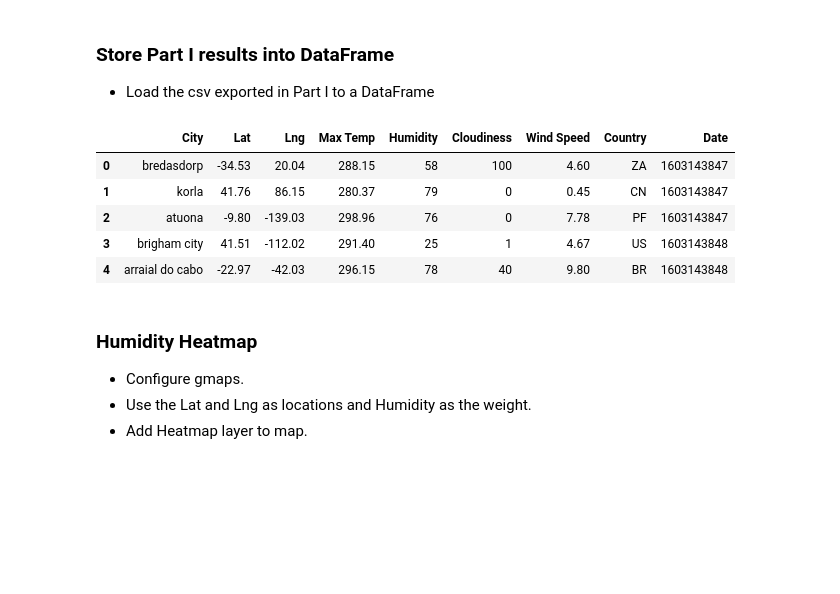
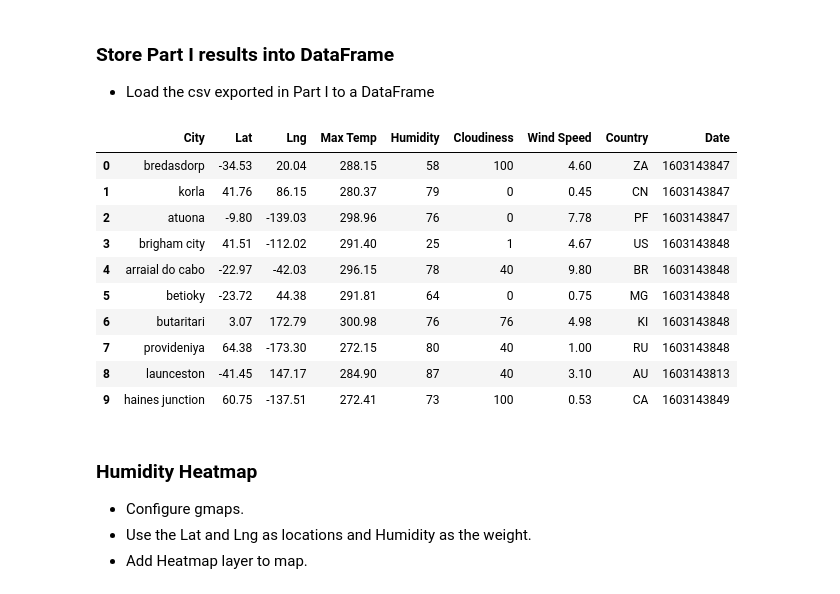
Before and after one commit to benwbarr/Python-API, a Jupyter notebook: VacationPy/VacationPy.ipynb, the cells around one changed output. Cells and saved outputs as stored; diff of their text form; code cells hidden in the pictures; blank space fills up the shorter version.

```diff
--- a/VacationPy/VacationPy.ipynb
+++ b/VacationPy/VacationPy.ipynb
@@ -23,17 +23,22 @@ from api_keys import g_key
 # %%
 # Csv file
 weather_df_csv = '../Output/weather_df.csv'
 weather_df = pd.read_csv(weather_df_csv)
 dropna = weather_df.dropna()
 del dropna["Unnamed: 0"]
-dropna.head()
+dropna.head(10)
 # %% [output]
 |  | City | Lat | Lng | Max Temp | Humidity | Cloudiness | Wind Speed | Country | Date |
 | 0 | bredasdorp | -34.53 | 20.04 | 288.15 | 58 | 100 | 4.60 | ZA | 1603143847 |
 | 1 | korla | 41.76 | 86.15 | 280.37 | 79 | 0 | 0.45 | CN | 1603143847 |
 | 2 | atuona | -9.80 | -139.03 | 298.96 | 76 | 0 | 7.78 | PF | 1603143847 |
 | 3 | brigham city | 41.51 | -112.02 | 291.40 | 25 | 1 | 4.67 | US | 1603143848 |
 | 4 | arraial do cabo | -22.97 | -42.03 | 296.15 | 78 | 40 | 9.80 | BR | 1603143848 |
+| 5 | betioky | -23.72 | 44.38 | 291.81 | 64 | 0 | 0.75 | MG | 1603143848 |
+| 6 | butaritari | 3.07 | 172.79 | 300.98 | 76 | 76 | 4.98 | KI | 1603143848 |
+| 7 | provideniya | 64.38 | -173.30 | 272.15 | 80 | 40 | 1.00 | RU | 1603143848 |
+| 8 | launceston | -41.45 | 147.17 | 284.90 | 87 | 40 | 3.10 | AU | 1603143813 |
+| 9 | haines junction | 60.75 | -137.51 | 272.41 | 73 | 100 | 0.53 | CA | 1603143849 |
 # %% [markdown]
 ### Humidity Heatmap
 * Configure gmaps.
```
Also changed, not shown: parts of 2 cells of this notebook, 14 other files.
